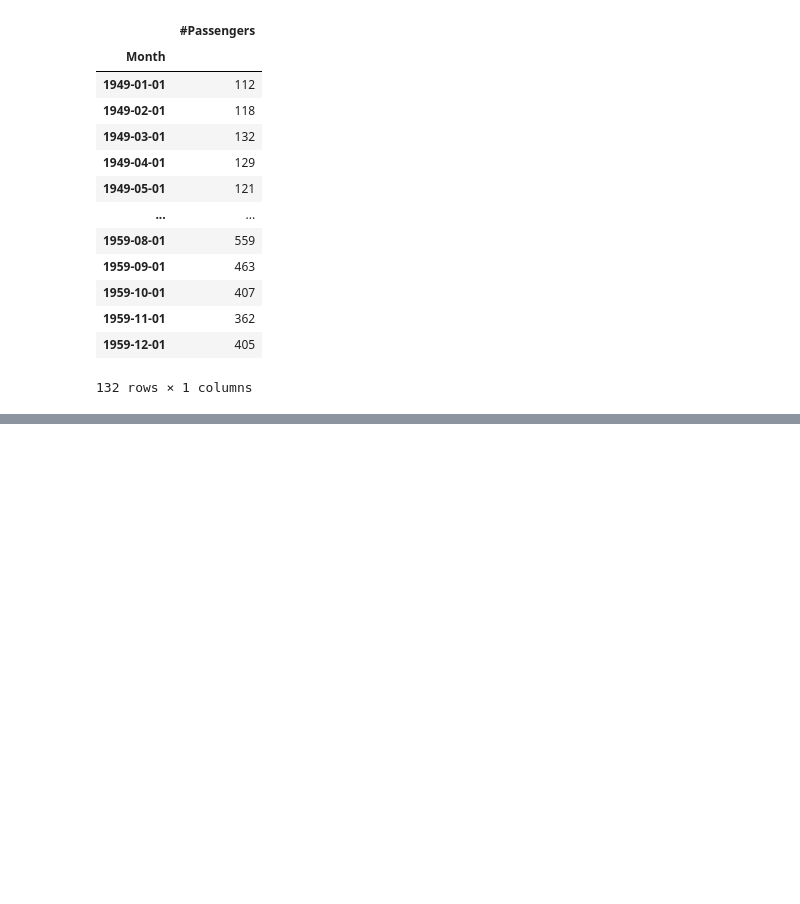
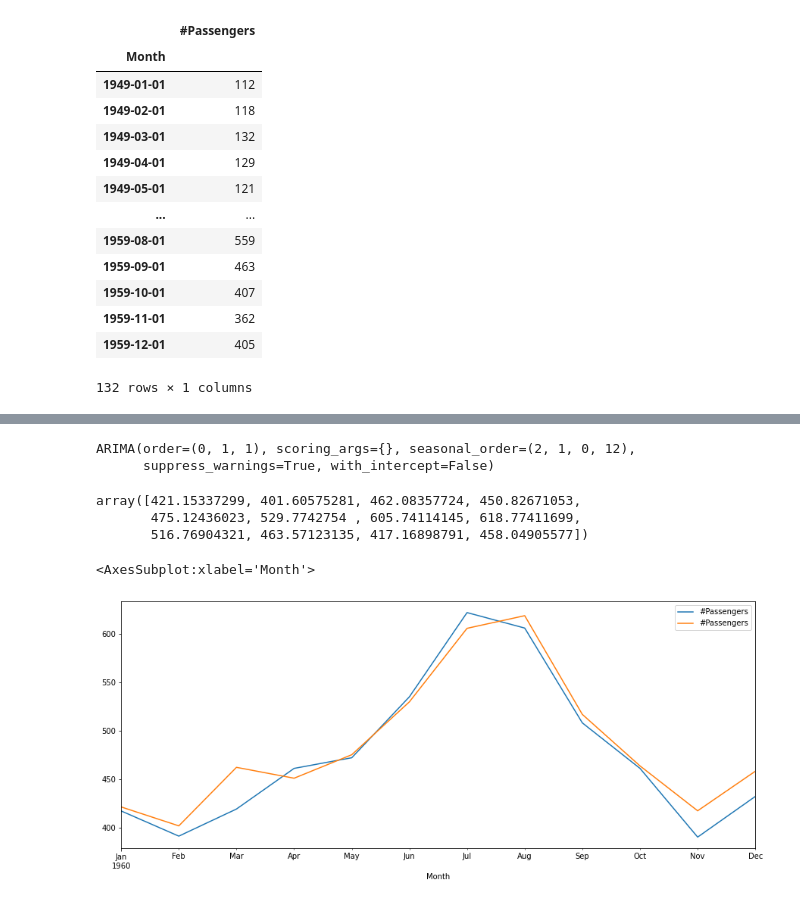
Before and after one commit to marlevek/Estatistica-I, a Jupyter notebook: Series-Temporais/03-Previsoes-com-Arima.ipynb, the cells around one changed output, grey strips where cells are left out. Saved outputs shown, nothing was run; the diff lists cells and outputs as text; code cells hidden in the pictures; blank space fills up the shorter version.

```diff
--- a/Series-Temporais/03-Previsoes-com-Arima.ipynb
+++ b/Series-Temporais/03-Previsoes-com-Arima.ipynb
@@ -58,7 +58,7 @@ print(stepwise_model.aic())
 1019.1780567487391
 # %%
 train = data.loc['1949-01-01' : '1959-12-01']
-test = data.loc['1960-01-01']
+test = data.loc['1960-01-01':]
 # %%
 train
 # %% [output]
@@ -83,0 +96,21 @@ Name: 1960-01-01 00:00:00, dtype: int64
+# %%
+stepwise_model.fit(train)
+# %% [output]
+ARIMA(order=(0, 1, 1), scoring_args={}, seasonal_order=(2, 1, 0, 12),
+      suppress_warnings=True, with_intercept=False)
+# %%
+future_forecast = stepwise_model.predict(n_periods=12)
+# %%
+future_forecast
+# %% [output]
+array([421.15337299, 401.60575281, 462.08357724, 450.82671053,
+       475.12436023, 529.7742754 , 605.74114145, 618.77411699,
+       516.76904321, 463.57123135, 417.16898791, 458.04905577])
+# %%
+future_forecast = pd.DataFrame(future_forecast, index=test.index, columns=['#Passengers'])
+# %%
+# azul teste, laranja forecast
+pd.concat([test, future_forecast], axis=1).plot()
+# %% [output]
+<AxesSubplot:xlabel='Month'>
+[figure, added]
```
Also changed, not shown: parts of 2 cells of this notebook.
